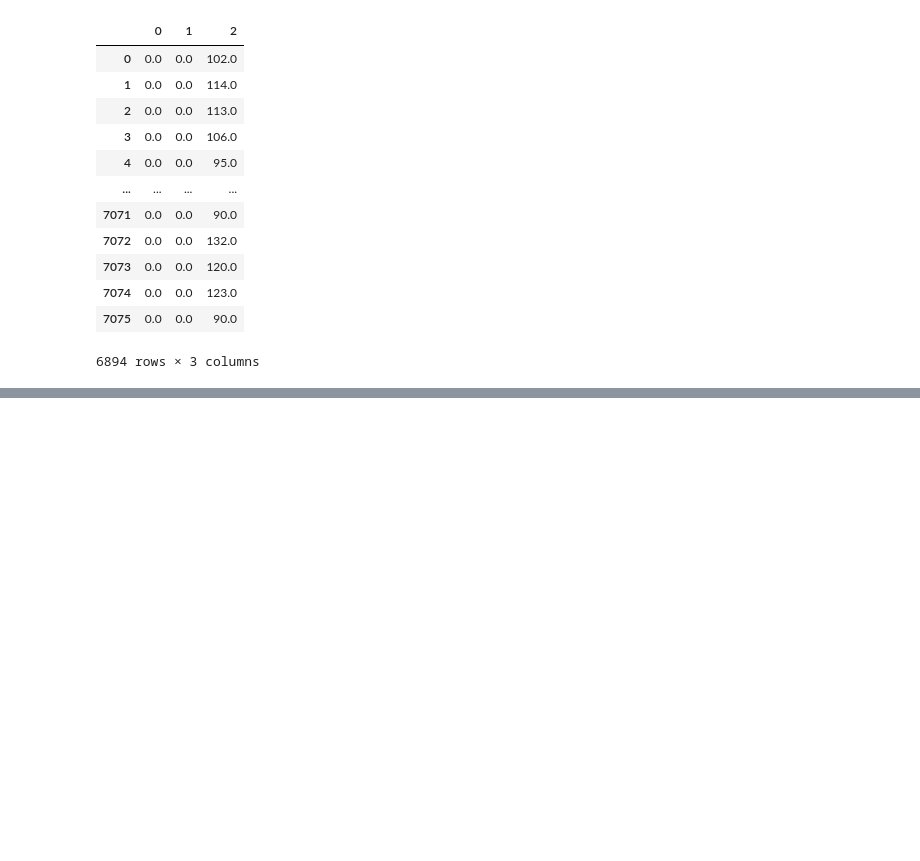
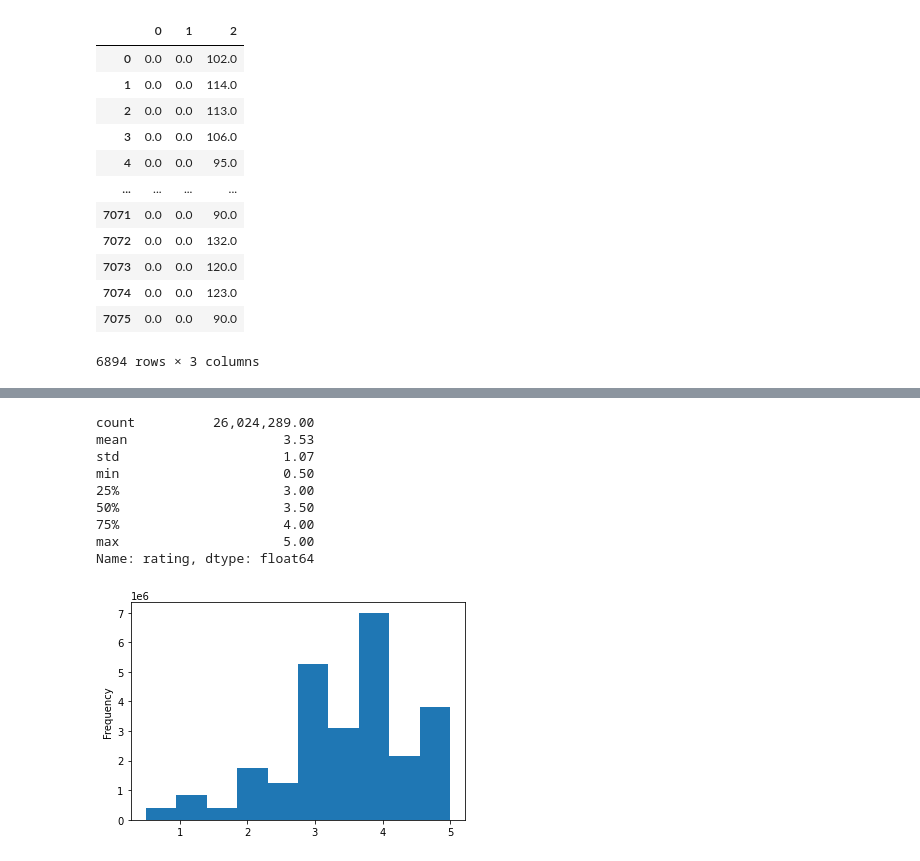
Before and after one commit to asliwinski23/Movies-ETL, a Jupyter notebook: Data Exploration.ipynb, the cells around one changed output, grey strips where cells are left out. Drawn from its saved outputs; the diff is of its cells as text; code cells hidden in the pictures; blank space fills up the shorter version.

Commit message:
cleaned kaggle data, module through 8.4.1

```diff
--- a/Data Exploration.ipynb
+++ b/Data Exploration.ipynb
@@ -586,0 +686,19 @@ wiki_movies_df['Running time'] = running_time_extract.apply(lambda row: row[0]*6
+# %%
+# convert timestamp data to datetime
+pd.to_datetime(ratings['timestamp'], unit='s')
+ratings['timestamp'] = pd.to_datetime(ratings['timestamp'], unit='s')
+# %%
+# let's see if there are any outlandish values in the actual ratings column of the ratings data
+ratings['rating'].plot(kind='hist')
+ratings['rating'].describe()
+# %% [output]
+count          26,024,289.00
+mean                    3.53
+std                     1.07
+min                     0.50
+25%                     3.00
+50%                     3.50
+75%                     4.00
+max                     5.00
+Name: rating, dtype: float64
+[figure, added]
```
Also changed, not shown: parts of 14 cells of this notebook.
